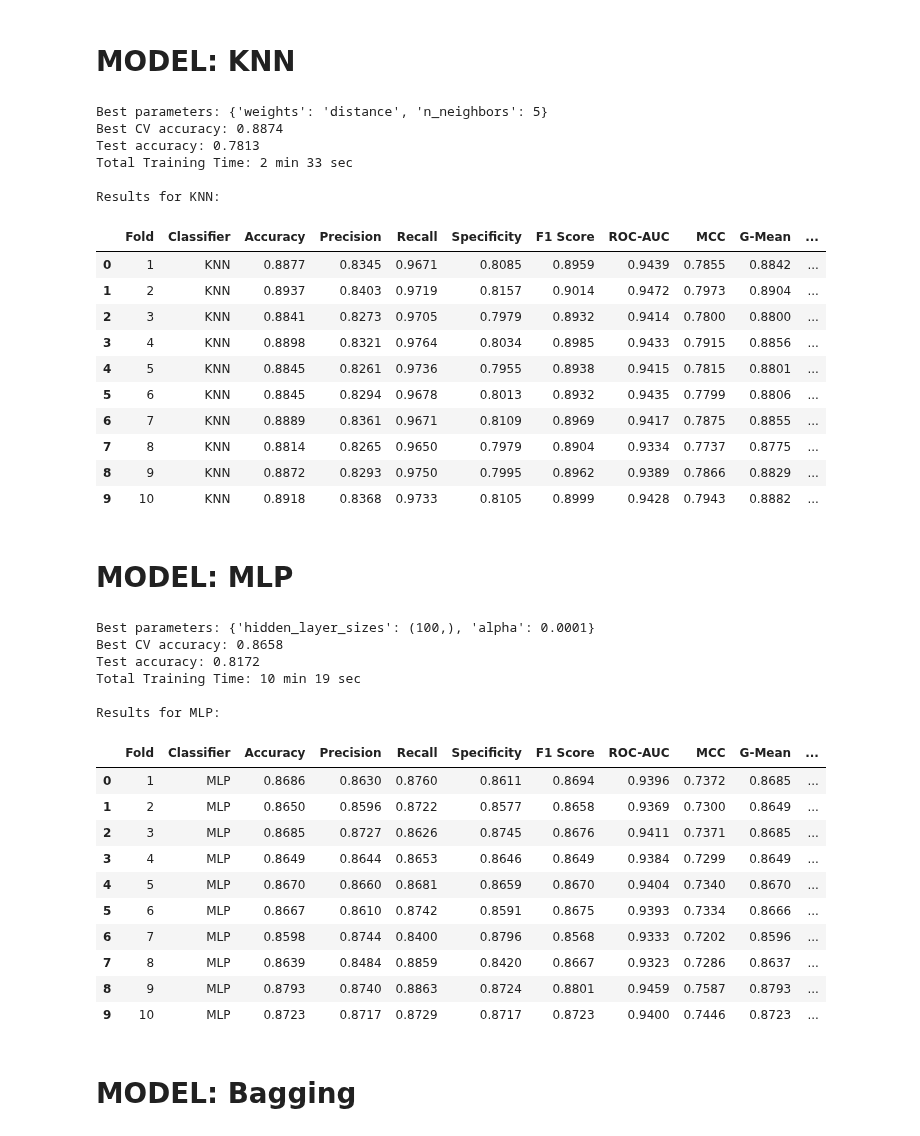
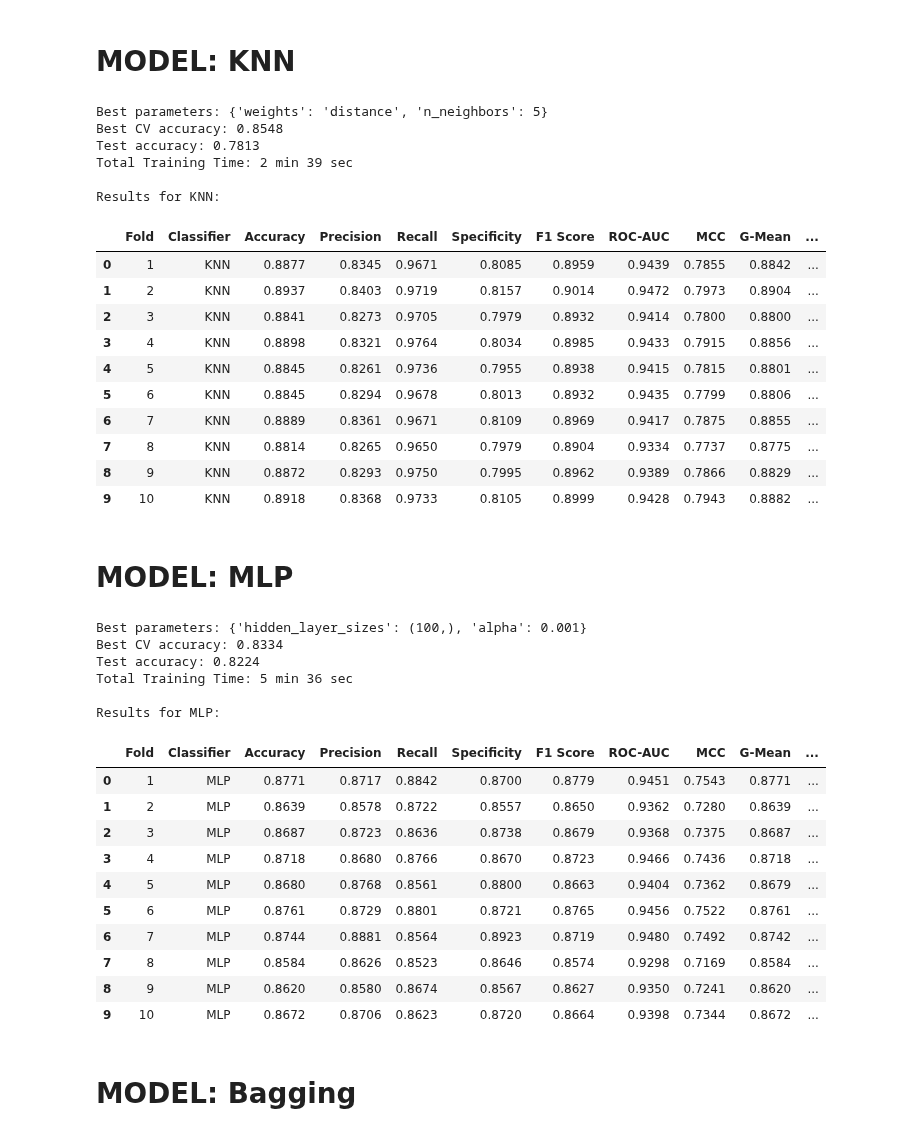
Before and after one commit to sap-tarshi-ghosh/Bank_Marketing_Project_Sk_Kamrej, a Jupyter notebook: Code/BMP_ADASYN.ipynb, the cells around one changed output. Drawn from its saved outputs; the diff is of its cells as text; code cells hidden in the pictures.

```diff
--- a/Code/BMP_ADASYN.ipynb
+++ b/Code/BMP_ADASYN.ipynb
@@ -466,7 +466,7 @@ params = {
 }
 
 # Randomized Search
-search = RandomizedSearchCV(model, params, n_iter=20, cv=skf, scoring="accuracy", n_jobs=-1)
+search = RandomizedSearchCV(model, params, n_iter=10, cv=5, scoring="accuracy", n_jobs=-1)
 
 # Train
 start_total = time.time()
@@ -529,7 +529,7 @@ params = {
 }
 
 # Randomized Search
-search = RandomizedSearchCV(model, params, n_iter=20, cv=skf, scoring="accuracy", n_jobs=-1)
+search = RandomizedSearchCV(model, params, n_iter=10, cv=5, scoring="accuracy", n_jobs=-1)
 
 # Train
 start_total = time.time()
@@ -595,7 +595,7 @@ params = {
 }
 
 # Randomized Search
-search = RandomizedSearchCV(model, params, n_iter=20, cv=skf, scoring="accuracy", n_jobs=-1)
+search = RandomizedSearchCV(model, params, n_iter=10, cv=5, scoring="accuracy", n_jobs=-1)
 
 # Train
 start_total = time.time()
@@ -658,7 +658,7 @@ params = {
 }
 
 # Randomized Search
-search = RandomizedSearchCV(model, params, n_iter=20, cv=skf, scoring="accuracy", n_jobs=-1)
+search = RandomizedSearchCV(model, params, n_iter=10, cv=5, scoring="accuracy", n_jobs=-1)
 
 # Train
 start_total = time.time()
@@ -687,9 +687,9 @@ print(f"Total Training Time: {mins} min {secs} sec")
 evaluate_model("KNN", best_model)
 # %% [output]
 Best parameters: {'weights': 'distance', 'n_neighbors': 5}
-Best CV accuracy: 0.8874
+Best CV accuracy: 0.8548
 Test accuracy: 0.7813
-Total Training Time: 2 min 33 sec
+Total Training Time: 2 min 39 sec
 
 Results for KNN:
 |  | Fold | Classifier | Accuracy | Precision | Recall | Specificity | F1 Score | ROC-AUC | MCC | G-Mean | ... |
@@ -721,51 +721,51 @@ params = {
 }
 
 # Randomized Search
-search = RandomizedSearchCV(model, params, n_iter=20, cv=skf, scoring="accuracy", n_jobs=-1)
+search = RandomizedSearchCV(model, params, n_iter=10, cv=5, scoring="accuracy", n_jobs=-1)
 
 # Train
 start_total = time.time()
 
 search.fit(X_train_ad, y_train_ad)
 
 total_training_time = time.time() - start_total
 
 best_model = search.best_estimator_
 
 # Output
 print("Best parameters:", search.best_params_)
 print("Best CV accuracy:", round(search.best_score_,4))
 
 # Test accuracy
 y_pred = best_model.predict(X_test_scaled)
 print("Test accuracy:", round(accuracy_score(y_test, y_pred),4))
 
 # Training time
 mins = int(total_training_time // 60)
 secs = int(total_training_time % 60)
 
 print(f"Total Training Time: {mins} min {secs} sec")
 
 # Fold-wise evaluation
 evaluate_model("MLP", best_model)
 # %% [output]
-Best parameters: {'hidden_layer_sizes': (100,), 'alpha': 0.0001}
-Best CV accuracy: 0.8658
-Test accuracy: 0.8172
-Total Training Time: 10 min 19 sec
+Best parameters: {'hidden_layer_sizes': (100,), 'alpha': 0.001}
+Best CV accuracy: 0.8334
+Test accuracy: 0.8224
+Total Training Time: 5 min 36 sec
 
 Results for MLP:
 |  | Fold | Classifier | Accuracy | Precision | Recall | Specificity | F1 Score | ROC-AUC | MCC | G-Mean | ... |
-| 0 | 1 | MLP | 0.8686 | 0.8630 | 0.8760 | 0.8611 | 0.8694 | 0.9396 | 0.7372 | 0.8685 | ... |
-| 1 | 2 | MLP | 0.8650 | 0.8596 | 0.8722 | 0.8577 | 0.8658 | 0.9369 | 0.7300 | 0.8649 | ... |
-| 2 | 3 | MLP | 0.8685 | 0.8727 | 0.8626 | 0.8745 | 0.8676 | 0.9411 | 0.7371 | 0.8685 | ... |
-| 3 | 4 | MLP | 0.8649 | 0.8644 | 0.8653 | 0.8646 | 0.8649 | 0.9384 | 0.7299 | 0.8649 | ... |
-| 4 | 5 | MLP | 0.8670 | 0.8660 | 0.8681 | 0.8659 | 0.8670 | 0.9404 | 0.7340 | 0.8670 | ... |
-| 5 | 6 | MLP | 0.8667 | 0.8610 | 0.8742 | 0.8591 | 0.8675 | 0.9393 | 0.7334 | 0.8666 | ... |
-| 6 | 7 | MLP | 0.8598 | 0.8744 | 0.8400 | 0.8796 | 0.8568 | 0.9333 | 0.7202 | 0.8596 | ... |
-| 7 | 8 | MLP | 0.8639 | 0.8484 | 0.8859 | 0.8420 | 0.8667 | 0.9323 | 0.7286 | 0.8637 | ... |
-| 8 | 9 | MLP | 0.8793 | 0.8740 | 0.8863 | 0.8724 | 0.8801 | 0.9459 | 0.7587 | 0.8793 | ... |
-| 9 | 10 | MLP | 0.8723 | 0.8717 | 0.8729 | 0.8717 | 0.8723 | 0.9400 | 0.7446 | 0.8723 | ... |
+| 0 | 1 | MLP | 0.8771 | 0.8717 | 0.8842 | 0.8700 | 0.8779 | 0.9451 | 0.7543 | 0.8771 | ... |
+| 1 | 2 | MLP | 0.8639 | 0.8578 | 0.8722 | 0.8557 | 0.8650 | 0.9362 | 0.7280 | 0.8639 | ... |
+| 2 | 3 | MLP | 0.8687 | 0.8723 | 0.8636 | 0.8738 | 0.8679 | 0.9368 | 0.7375 | 0.8687 | ... |
+| 3 | 4 | MLP | 0.8718 | 0.8680 | 0.8766 | 0.8670 | 0.8723 | 0.9466 | 0.7436 | 0.8718 | ... |
+| 4 | 5 | MLP | 0.8680 | 0.8768 | 0.8561 | 0.8800 | 0.8663 | 0.9404 | 0.7362 | 0.8679 | ... |
+| 5 | 6 | MLP | 0.8761 | 0.8729 | 0.8801 | 0.8721 | 0.8765 | 0.9456 | 0.7522 | 0.8761 | ... |
+| 6 | 7 | MLP | 0.8744 | 0.8881 | 0.8564 | 0.8923 | 0.8719 | 0.9480 | 0.7492 | 0.8742 | ... |
+| 7 | 8 | MLP | 0.8584 | 0.8626 | 0.8523 | 0.8646 | 0.8574 | 0.9298 | 0.7169 | 0.8584 | ... |
+| 8 | 9 | MLP | 0.8620 | 0.8580 | 0.8674 | 0.8567 | 0.8627 | 0.9350 | 0.7241 | 0.8620 | ... |
+| 9 | 10 | MLP | 0.8672 | 0.8706 | 0.8623 | 0.8720 | 0.8664 | 0.9398 | 0.7344 | 0.8672 | ... |
 # %% [markdown]
 # MODEL: Bagging
 # %%
```
Also changed, not shown: parts of 15 cells of this notebook.
